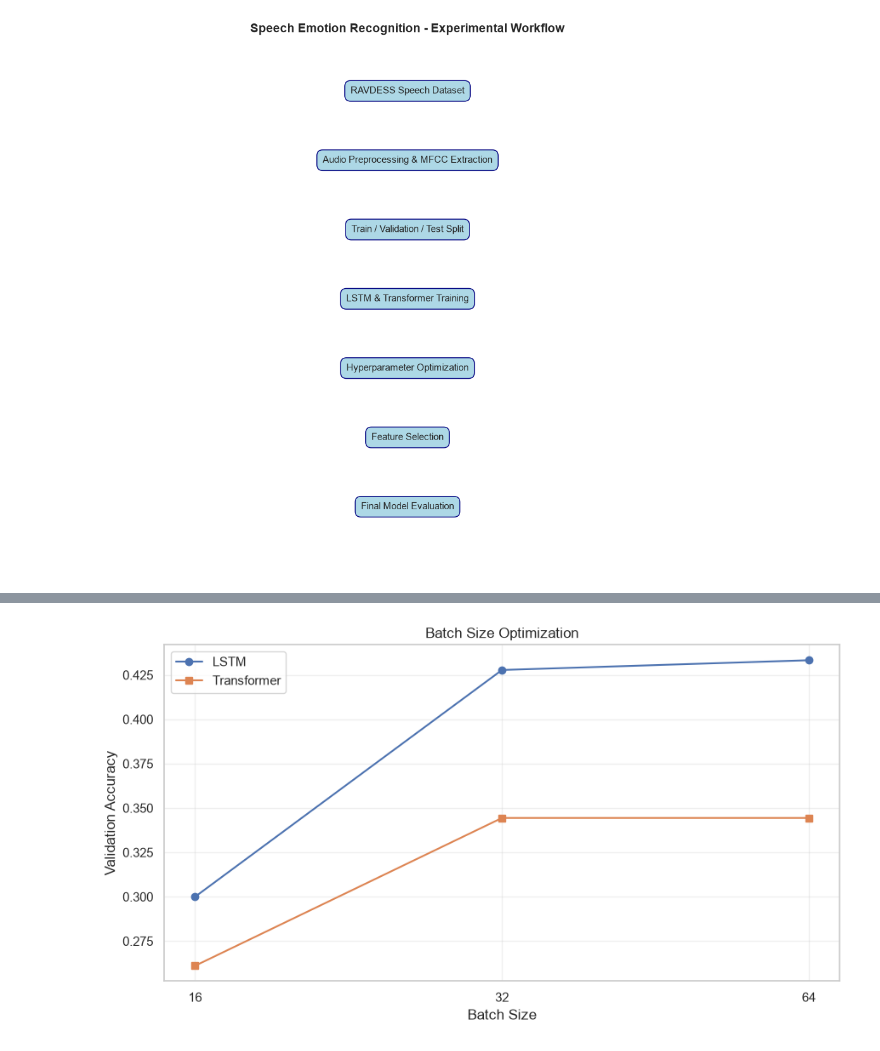
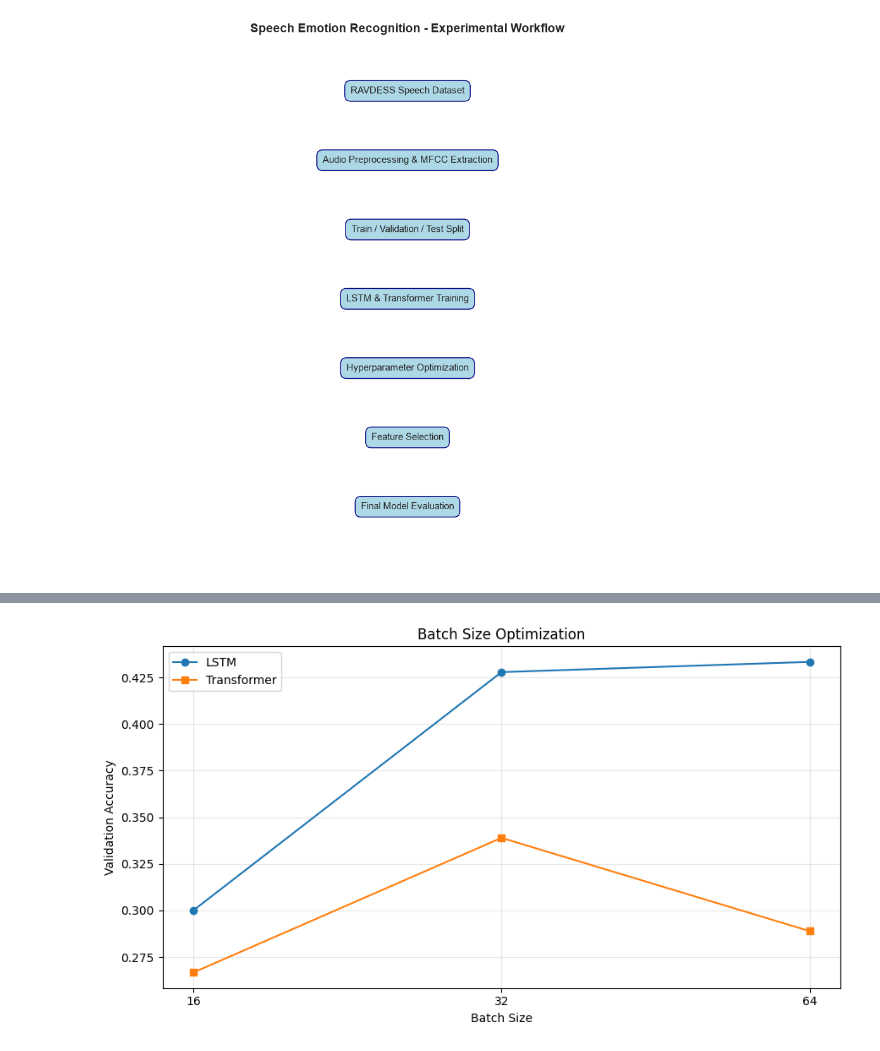
Before and after one commit to lamiaans/FEEL_Group2, a Jupyter notebook: FEEL_CodeFile.ipynb, the cells around one changed output, grey strips where cells are left out. Drawn from its saved outputs; the diff is of its cells as text; code cells hidden in the pictures.

```diff
--- a/FEEL_CodeFile.ipynb
+++ b/FEEL_CodeFile.ipynb
@@ -1644,30 +1658,44 @@ plt.show()
 # %%
 
 # Hyperparameter Optimization - Batch Size
 
 import matplotlib.pyplot as plt
 
 batch_sizes = ["16", "32", "64"]
 
 lstm_accuracy = [0.3000, 0.4278, 0.4333]
-transformer_accuracy = [0.2611, 0.3444, 0.3444]
+transformer_accuracy = [0.2667, 0.3389, 0.2889]
 
 plt.figure(figsize=(9, 5))
 
-plt.plot(batch_sizes, lstm_accuracy, marker="o", label="LSTM")
-plt.plot(batch_sizes, transformer_accuracy, marker="s", label="Transformer")
+plt.plot(
+    batch_sizes,
+    lstm_accuracy,
+    marker="o",
+    label="LSTM"
+)
+
+plt.plot(
+    batch_sizes,
+    transformer_accuracy,
+    marker="s",
+    label="Transformer"
+)
 
 plt.title("Batch Size Optimization")
 plt.xlabel("Batch Size")
 plt.ylabel("Validation Accuracy")
 plt.legend()
 plt.grid(True, alpha=0.3)
 
 plt.tight_layout()
-plt.savefig("fig_batch_size_optimization.png", dpi=300)
+plt.savefig(
+    "fig_batch_size_optimization.png",
+    dpi=300
+)
 plt.show()
 # %% [output]
-[figure, old version]
+[figure, new version]
 # %%
 
 # Optimal Hyperparameters
```
Also changed, not shown: parts of 2 cells of this notebook.
